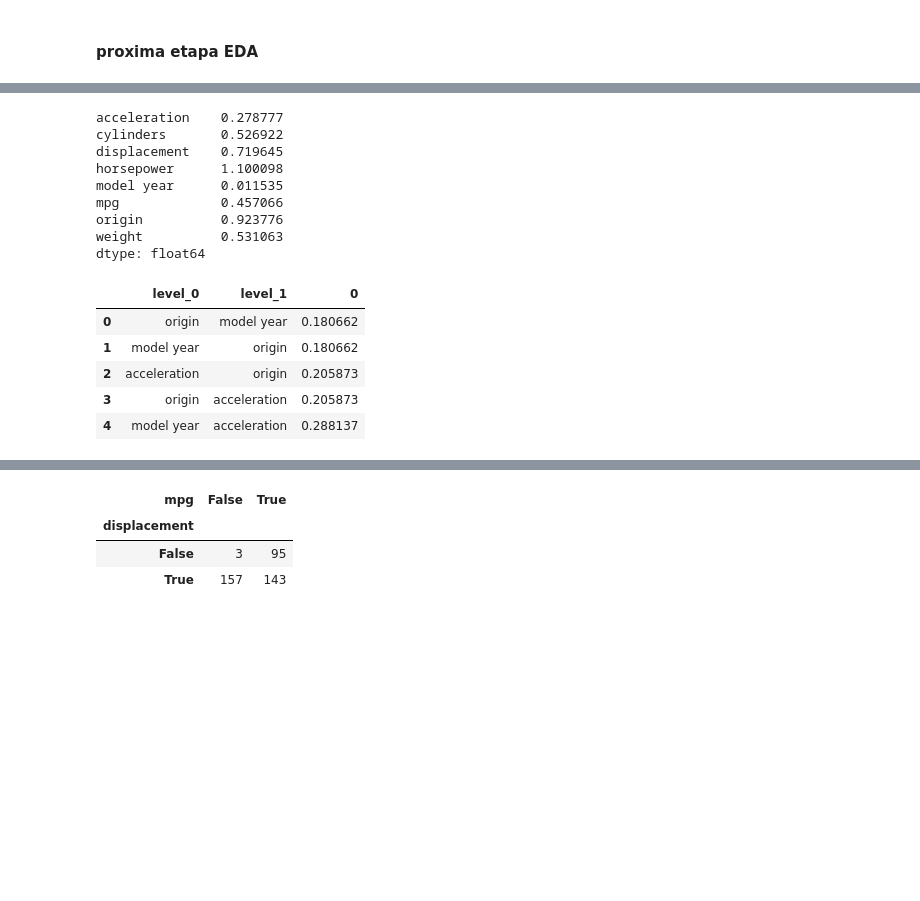
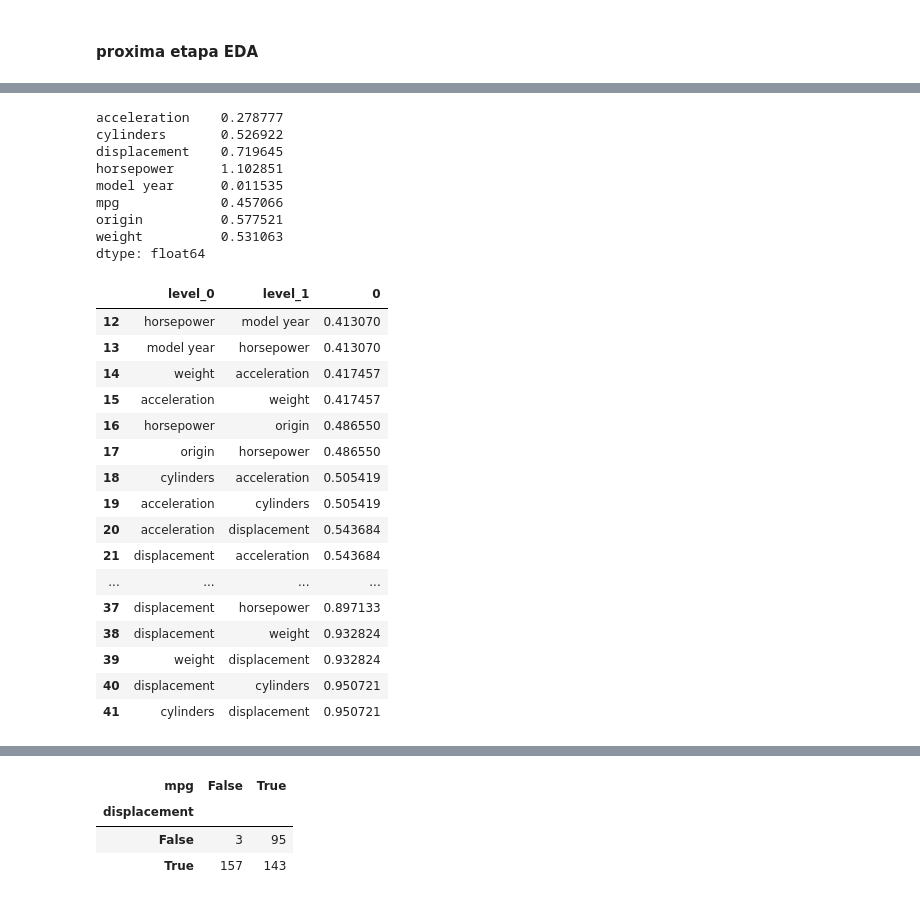
Before and after one commit to prbronze/Learning, a Jupyter notebook: mpg.ipynb, the cells around one changed output, grey strips where cells are left out. Saved outputs shown, nothing was run; the diff lists cells and outputs as text; code cells hidden in the pictures; blank space fills up the shorter version.

```diff
--- a/mpg.ipynb
+++ b/mpg.ipynb
@@ -117,7 +122,7 @@ NameError: name 'xz' is not defined
 # %%
 def lin_reg(pred):
     X_train,X_test,y_train,y_test = train_test_split(
-    train[train.columns.difference(['horsepower'])],train['horsepower'],test_size = 0.2,shuffle=True)
+        df_ready[df_ready.columns.difference(['horsepower'])],df_ready['horsepower'],test_size = 0.2,shuffle=True)
 
     outer_cv = KFold(n_splits=3, shuffle=True)
 
@@ -153,5 +158,5 @@ Mean: 0.8834234344555892 +/- 0.02408408387155042
 # %%
-df_inputed = pd.concat([new_df,train],sort=True)
+df_inputed = pd.concat([new_df,df_ready],sort=True)
 # %% [markdown]
 #### proxima etapa EDA
 # %%
@@ -165,24 +170,35 @@ df_inputed.skew(axis=0)
 acceleration    0.278777
 cylinders       0.526922
 displacement    0.719645
-horsepower      1.100098
+horsepower      1.102851
 model year      0.011535
 mpg             0.457066
-origin          0.923776
+origin          0.577521
 weight          0.531063
 dtype: float64
 # %%
 features = df_inputed.columns.difference(['mpg'])
 correlations = df_inputed[features].corr().abs().unstack().sort_values().reset_index()
 correlations = correlations[correlations['level_0'] != correlations['level_1']]
-correlations.tail()
+correlations.tail(30)
 # %% [output]
 |  | level_0 | level_1 | 0 |
-| 0 | origin | model year | 0.180662 |
-| 1 | model year | origin | 0.180662 |
-| 2 | acceleration | origin | 0.205873 |
-| 3 | origin | acceleration | 0.205873 |
-| 4 | model year | acceleration | 0.288137 |
+| 12 | horsepower | model year | 0.413070 |
+| 13 | model year | horsepower | 0.413070 |
+| 14 | weight | acceleration | 0.417457 |
+| 15 | acceleration | weight | 0.417457 |
+| 16 | horsepower | origin | 0.486550 |
+| 17 | origin | horsepower | 0.486550 |
+| 18 | cylinders | acceleration | 0.505419 |
+| 19 | acceleration | cylinders | 0.505419 |
+| 20 | acceleration | displacement | 0.543684 |
+| 21 | displacement | acceleration | 0.543684 |
+| ... | ... | ... | ... |
+| 37 | displacement | horsepower | 0.897133 |
+| 38 | displacement | weight | 0.932824 |
+| 39 | weight | displacement | 0.932824 |
+| 40 | displacement | cylinders | 0.950721 |
+| 41 | cylinders | displacement | 0.950721 |
 # %%
 un_va = []
 for feat in features:
```
Also changed, not shown: parts of 17 cells of this notebook.
